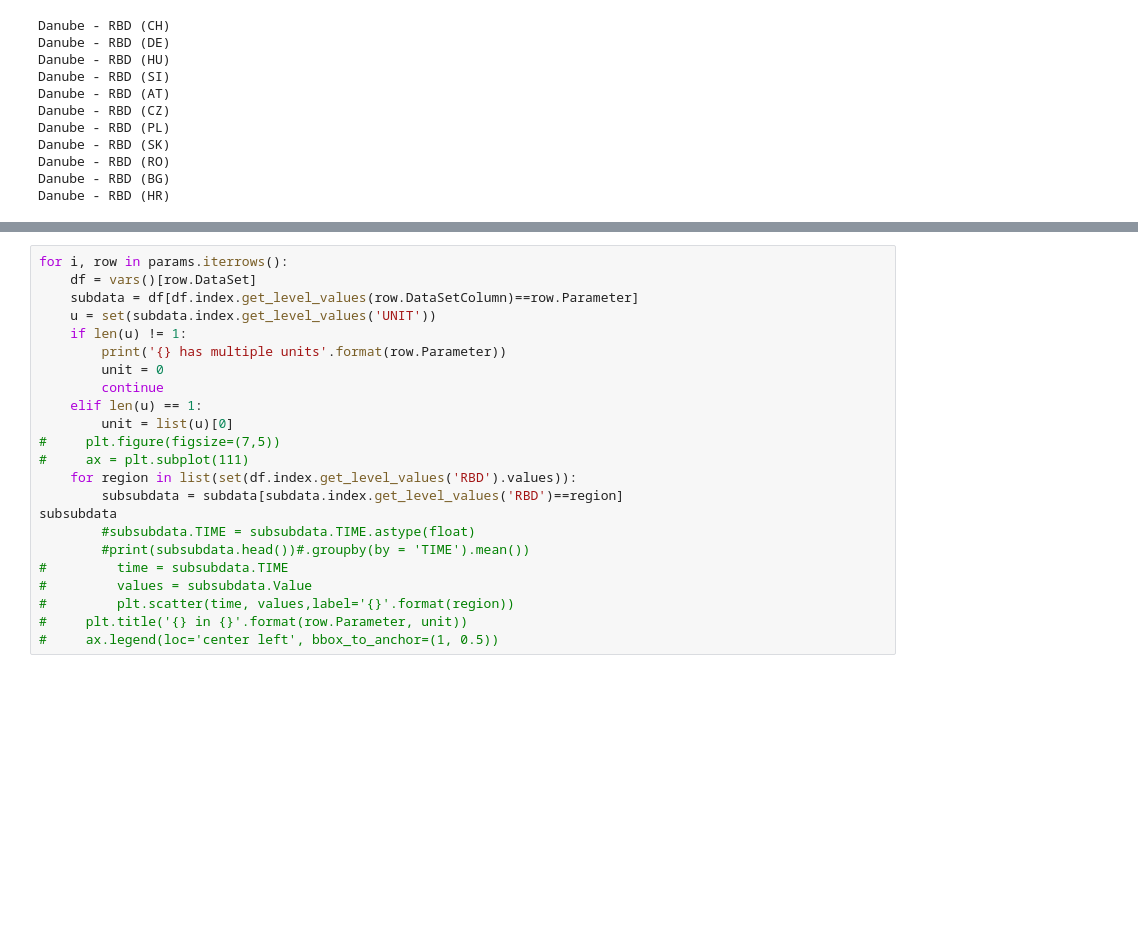
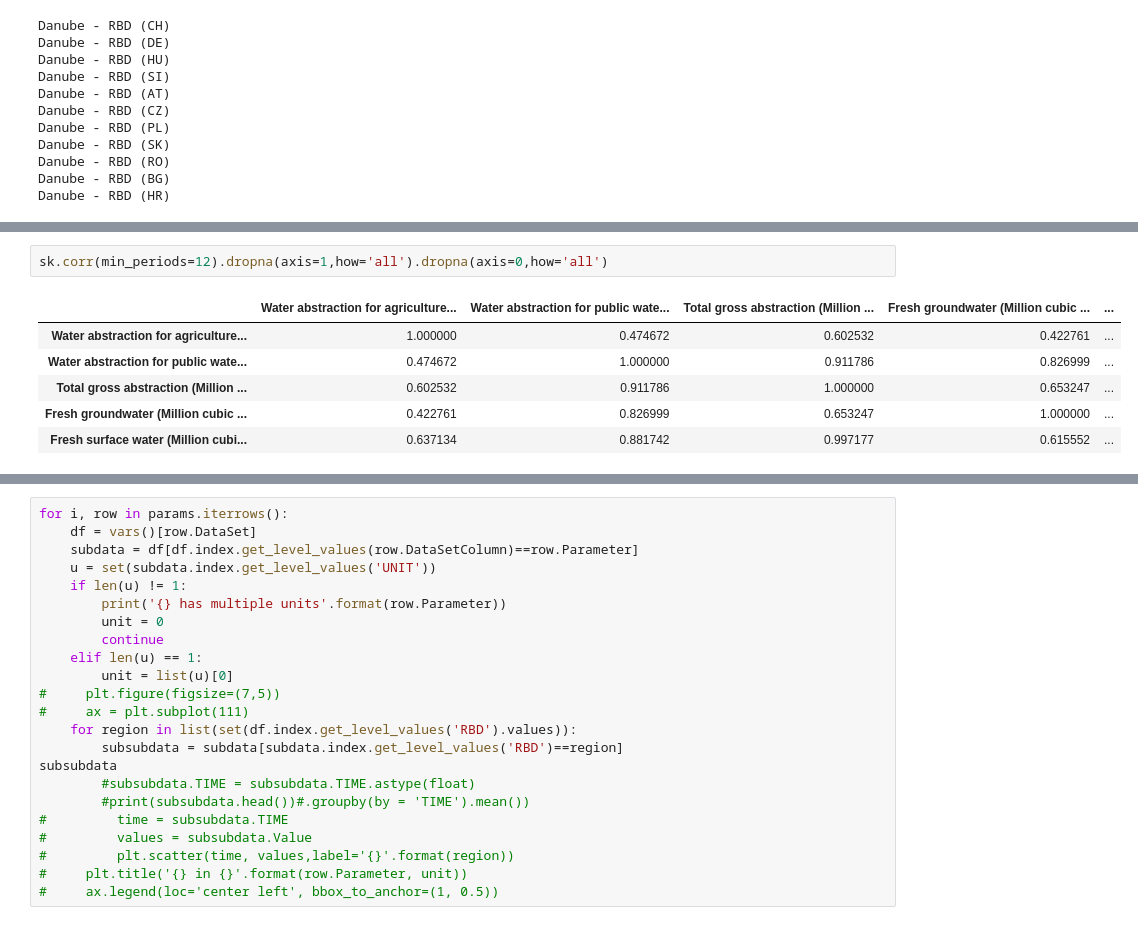
Before and after one commit to ekaterinailin/dustycrocodile, a Jupyter notebook: ekaterina_workspace.ipynb, the cells around one changed output, grey strips where cells are left out. Drawn from its saved outputs; the diff is of its cells as text; blank space fills up the shorter version.

```diff
--- a/ekaterina_workspace.ipynb
+++ b/ekaterina_workspace.ipynb
@@ -205,0 +148,9 @@ sk2
+# %%
+sk.corr(min_periods=12).dropna(axis=1,how='all').dropna(axis=0,how='all')
+# %% [output]
+|  | Water abstraction for agriculture... | Water abstraction for public wate... | Total gross abstraction (Million ... | Fresh groundwater (Million cubic ... | ... |
+| Water abstraction for agriculture... | 1.000000 | 0.474672 | 0.602532 | 0.422761 | ... |
+| Water abstraction for public wate... | 0.474672 | 1.000000 | 0.911786 | 0.826999 | ... |
+| Total gross abstraction (Million ... | 0.602532 | 0.911786 | 1.000000 | 0.653247 | ... |
+| Fresh groundwater (Million cubic ... | 0.422761 | 0.826999 | 0.653247 | 1.000000 | ... |
+| Fresh surface water (Million cubi... | 0.637134 | 0.881742 | 0.997177 | 0.615552 | ... |
```
Also changed, not shown: parts of 8 cells of this notebook, 1 other file.
